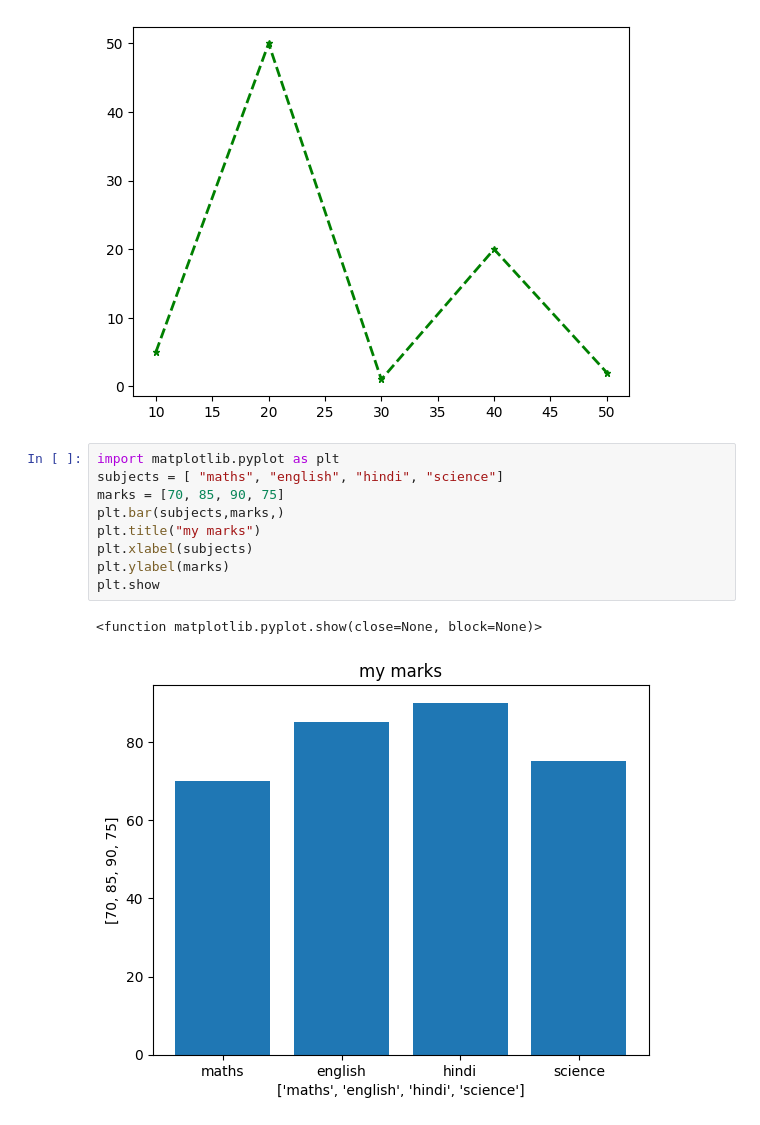
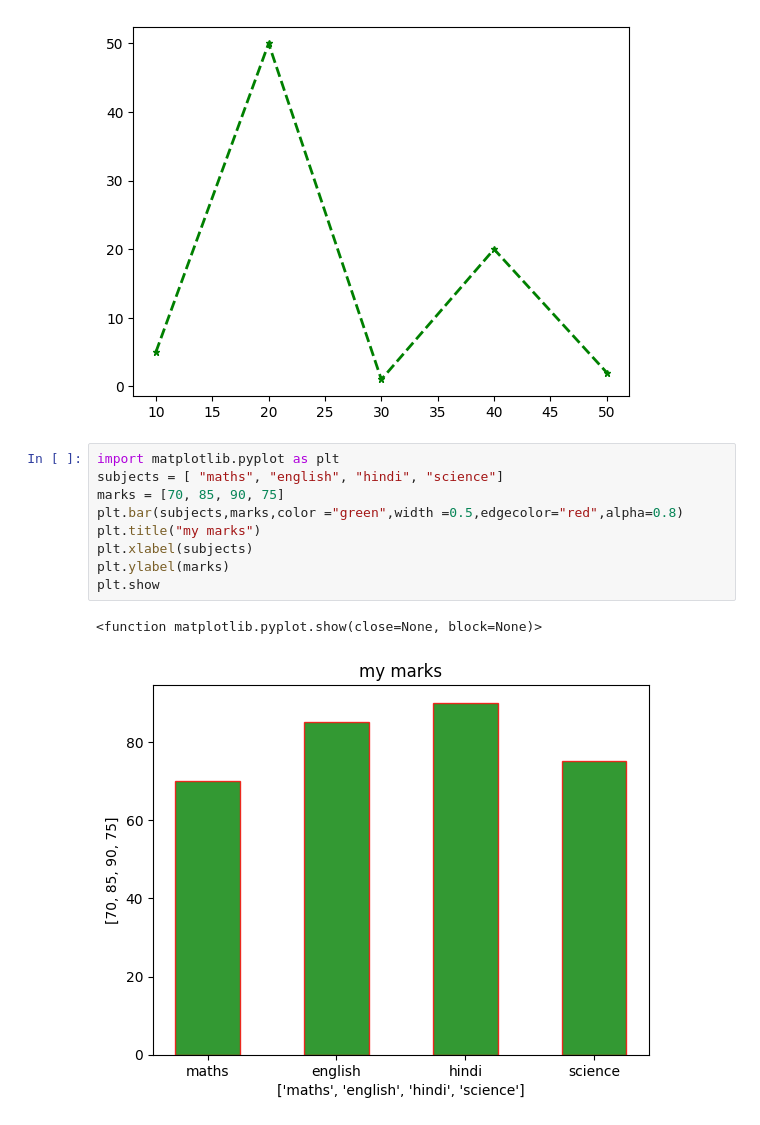
Before and after one commit to arunrajput1836-ui/data-visualization-, a Jupyter notebook: matplotlib.ipynb, the cells around one changed output. Cells and saved outputs as stored; diff of their text form.

```diff
--- a/matplotlib.ipynb
+++ b/matplotlib.ipynb
@@ -40,12 +40,12 @@ plt.show()
 # %%
 import matplotlib.pyplot as plt
 subjects = [ "maths", "english", "hindi", "science"]
 marks = [70, 85, 90, 75]
-plt.bar(subjects,marks,)
+plt.bar(subjects,marks,color ="green",width =0.5,edgecolor="red",alpha=0.8)
 plt.title("my marks")
 plt.xlabel(subjects)
 plt.ylabel(marks)
 plt.show
 # %% [output]
 <function matplotlib.pyplot.show(close=None, block=None)>
-[figure, old version]
+[figure, new version]
```
Also changed, not shown: parts of 3 cells of this notebook.
